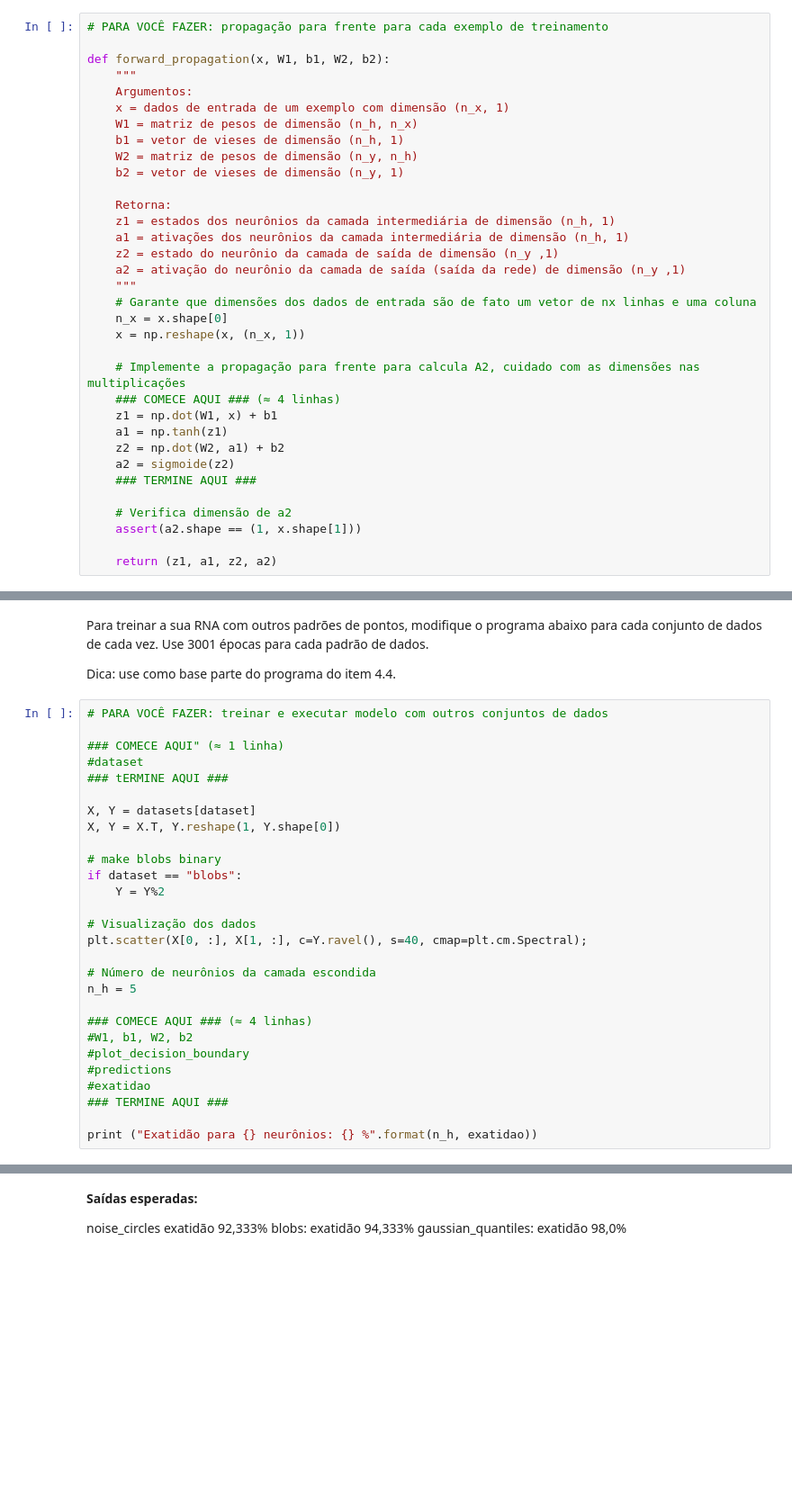
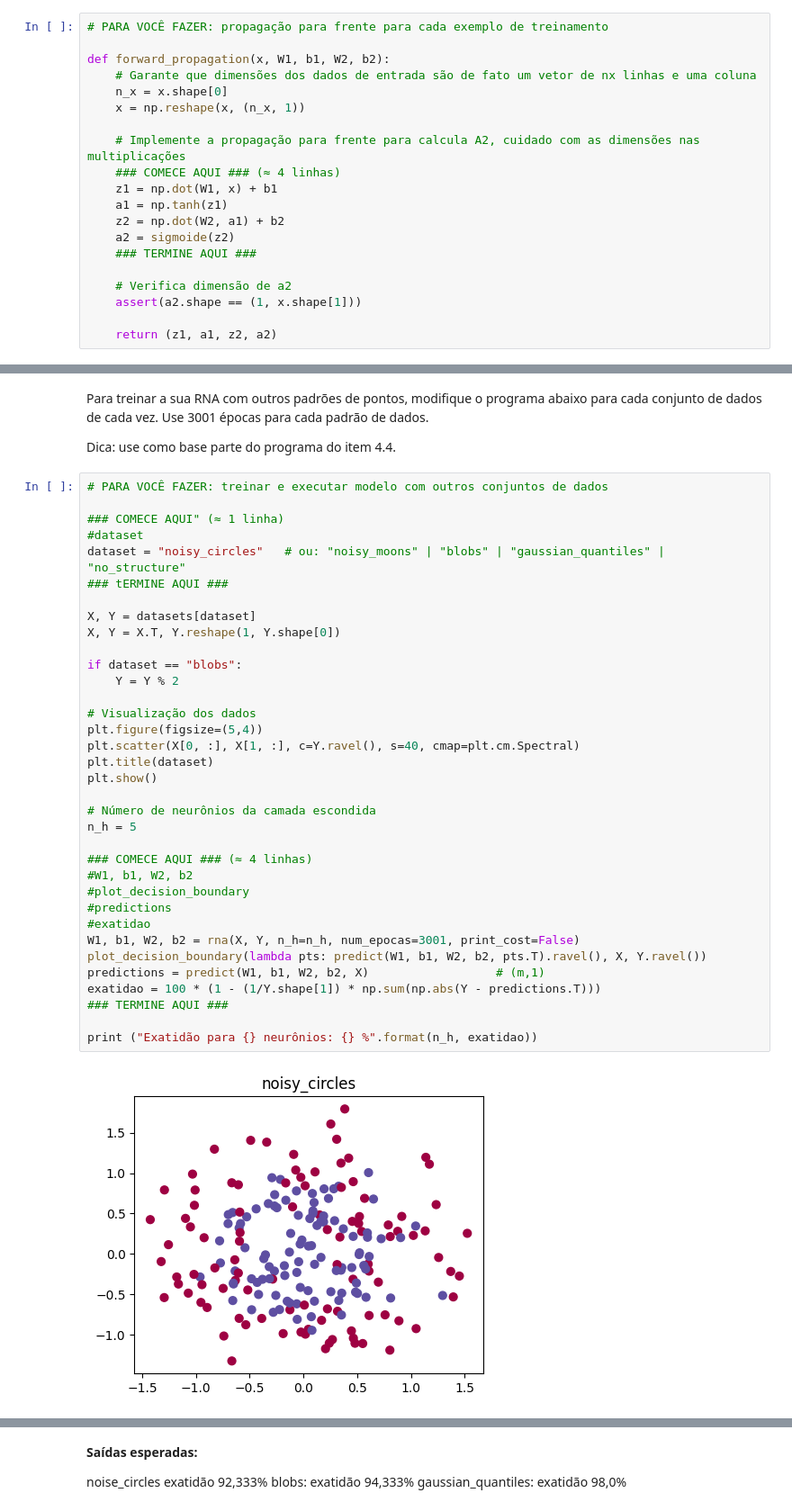
Before and after one commit to mbenedicto99/Python4DataScience, a Jupyter notebook: T1_Classificacao_binaria_RNA_rasa.ipynb, the cells around one changed output, grey strips where cells are left out. Shown at 90% size. Drawn from its saved outputs; the diff is of its cells as text; blank space fills up the shorter version.

```diff
--- a/T1_Classificacao_binaria_RNA_rasa.ipynb
+++ b/T1_Classificacao_binaria_RNA_rasa.ipynb
@@ -271,20 +271,6 @@ $$a^{[2](i)} = g^{[2]}(z^{[2](i)})$$
 # PARA VOCÊ FAZER: propagação para frente para cada exemplo de treinamento
 
 def forward_propagation(x, W1, b1, W2, b2):
-    """
-    Argumentos:
-    x = dados de entrada de um exemplo com dimensão (n_x, 1)
-    W1 = matriz de pesos de dimensão (n_h, n_x)
-    b1 = vetor de vieses de dimensão (n_h, 1)
-    W2 = matriz de pesos de dimensão (n_y, n_h)
-    b2 = vetor de vieses de dimensão (n_y, 1)
-
-    Retorna:
-    z1 = estados dos neurônios da camada intermediária de dimensão (n_h, 1)
-    a1 = ativações dos neurônios da camada intermediária de dimensão (n_h, 1)
-    z2 = estado do neurônio da camada de saída de dimensão (n_y ,1)
-    a2 = ativação do neurônio da camada de saída (saída da rede) de dimensão (n_y ,1)
-    """
     # Garante que dimensões dos dados de entrada são de fato um vetor de nx linhas e uma coluna
     n_x = x.shape[0]
     x = np.reshape(x, (n_x, 1))
@@ -1170,28 +1061,37 @@ Dica: use como base parte do programa do item 4.4.
 # %%
 # PARA VOCÊ FAZER: treinar e executar modelo com outros conjuntos de dados
 
 ### COMECE AQUI" (≈ 1 linha)
 #dataset
+dataset = "noisy_circles"   # ou: "noisy_moons" | "blobs" | "gaussian_quantiles" | "no_structure"
 ### tERMINE AQUI ###
 
 X, Y = datasets[dataset]
 X, Y = X.T, Y.reshape(1, Y.shape[0])
 
-# make blobs binary
 if dataset == "blobs":
-    Y = Y%2
+    Y = Y % 2
 
 # Visualização dos dados
-plt.scatter(X[0, :], X[1, :], c=Y.ravel(), s=40, cmap=plt.cm.Spectral);
+plt.figure(figsize=(5,4))
+plt.scatter(X[0, :], X[1, :], c=Y.ravel(), s=40, cmap=plt.cm.Spectral)
+plt.title(dataset)
+plt.show()
 
 # Número de neurônios da camada escondida
 n_h = 5
 
 ### COMECE AQUI ### (≈ 4 linhas)
 #W1, b1, W2, b2
 #plot_decision_boundary
 #predictions
 #exatidao
+W1, b1, W2, b2 = rna(X, Y, n_h=n_h, num_epocas=3001, print_cost=False)
+plot_decision_boundary(lambda pts: predict(W1, b1, W2, b2, pts.T).ravel(), X, Y.ravel())
+predictions = predict(W1, b1, W2, b2, X)                  # (m,1)
+exatidao = 100 * (1 - (1/Y.shape[1]) * np.sum(np.abs(Y - predictions.T)))
 ### TERMINE AQUI ###
 
 print ("Exatidão para {} neurônios: {} %".format(n_h, exatidao))
+# %% [output]
+[figure, added]
```
Also changed, not shown: parts of 5 cells of this notebook.
